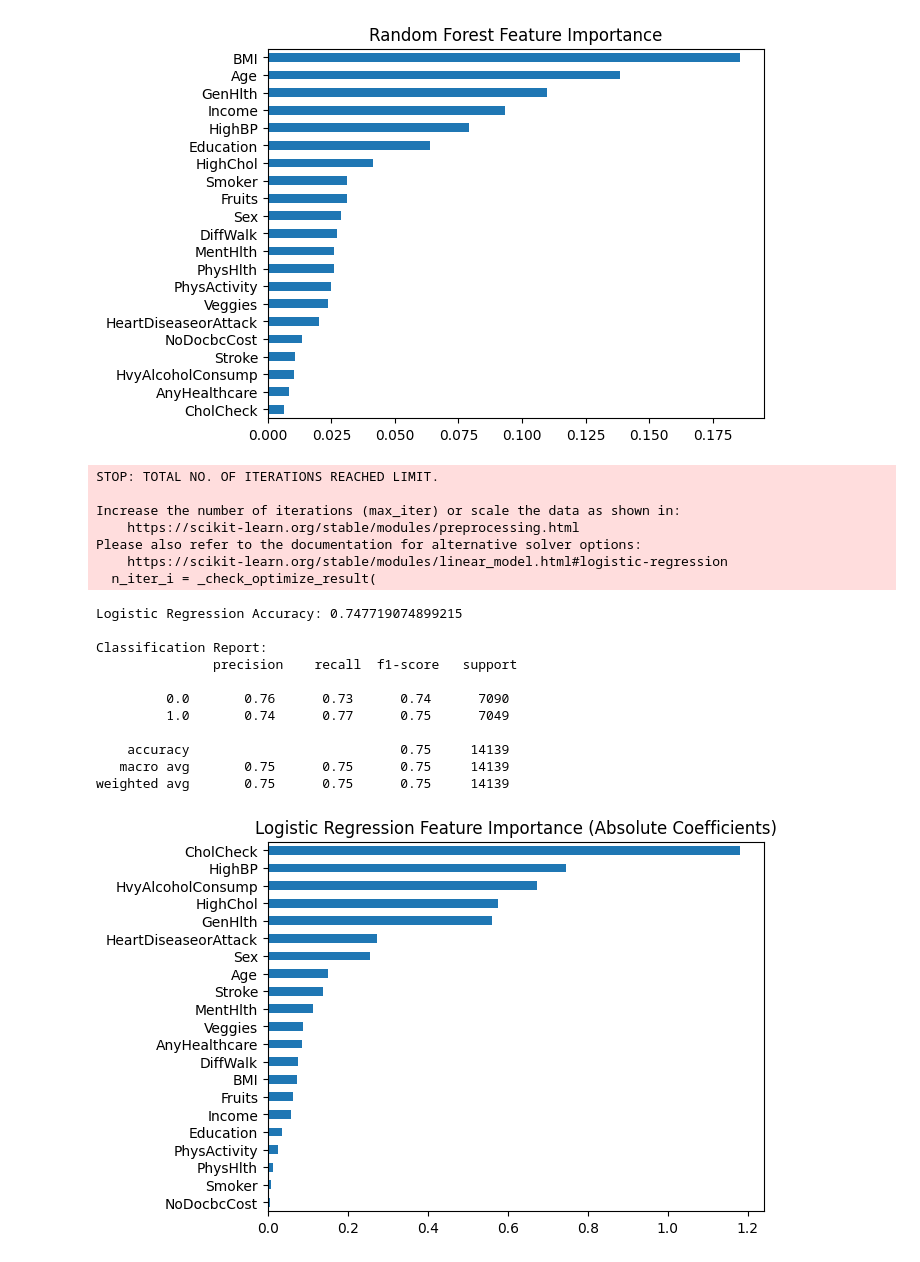
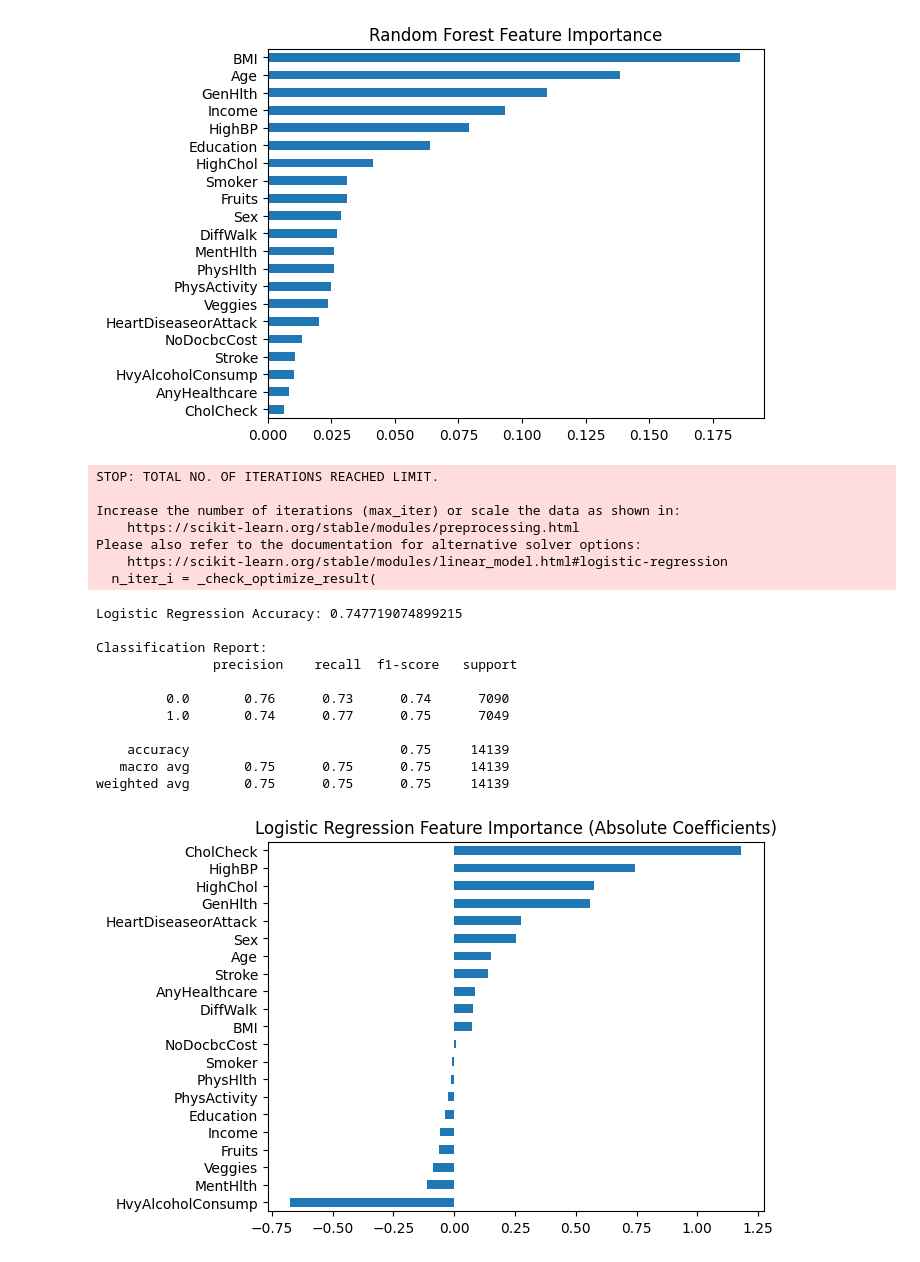
Before and after one commit to faloabdo/AI4ALL-Project, a Jupyter notebook: draft4.ipynb, the cells around one changed output. Saved outputs shown, nothing was run; the diff lists cells and outputs as text; code cells hidden in the pictures.

```diff
--- a/draft4.ipynb
+++ b/draft4.ipynb
@@ -267,35 +316,35 @@ lr_model.fit(X_train, y_train)
 
 y_pred_lr = lr_model.predict(X_test)
 
 accuracy_lr = accuracy_score(y_test, y_pred_lr)
 print(f"Logistic Regression Accuracy: {accuracy_lr}")
 print("\nClassification Report:\n", classification_report(y_test, y_pred_lr))
 
 # Get absolute values of coefficients as a measure of feature importance
-importances_lr = abs(lr_model.coef_[0])
+importances_lr = lr_model.coef_[0]
 pd.Series(importances_lr, index=X.columns).sort_values().plot(kind='barh')
 plt.title("Logistic Regression Feature Importance (Absolute Coefficients)")
 plt.show()
 # %% [output]
 STOP: TOTAL NO. OF ITERATIONS REACHED LIMIT.
 
 Increase the number of iterations (max_iter) or scale the data as shown in:
     https://scikit-learn.org/stable/modules/preprocessing.html
 Please also refer to the documentation for alternative solver options:
     https://scikit-learn.org/stable/modules/linear_model.html#logistic-regression
   n_iter_i = _check_optimize_result(
 Logistic Regression Accuracy: 0.747719074899215
 
 Classification Report:
                precision    recall  f1-score   support
 
          0.0       0.76      0.73      0.74      7090
          1.0       0.74      0.77      0.75      7049
 
     accuracy                           0.75     14139
    macro avg       0.75      0.75      0.75     14139
 weighted avg       0.75      0.75      0.75     14139
-[figure, old version]
+[figure, new version]
 # %%
 
 from sklearn.neighbors import KNeighborsClassifier
```
Also changed, not shown: parts of 9 cells of this notebook.
